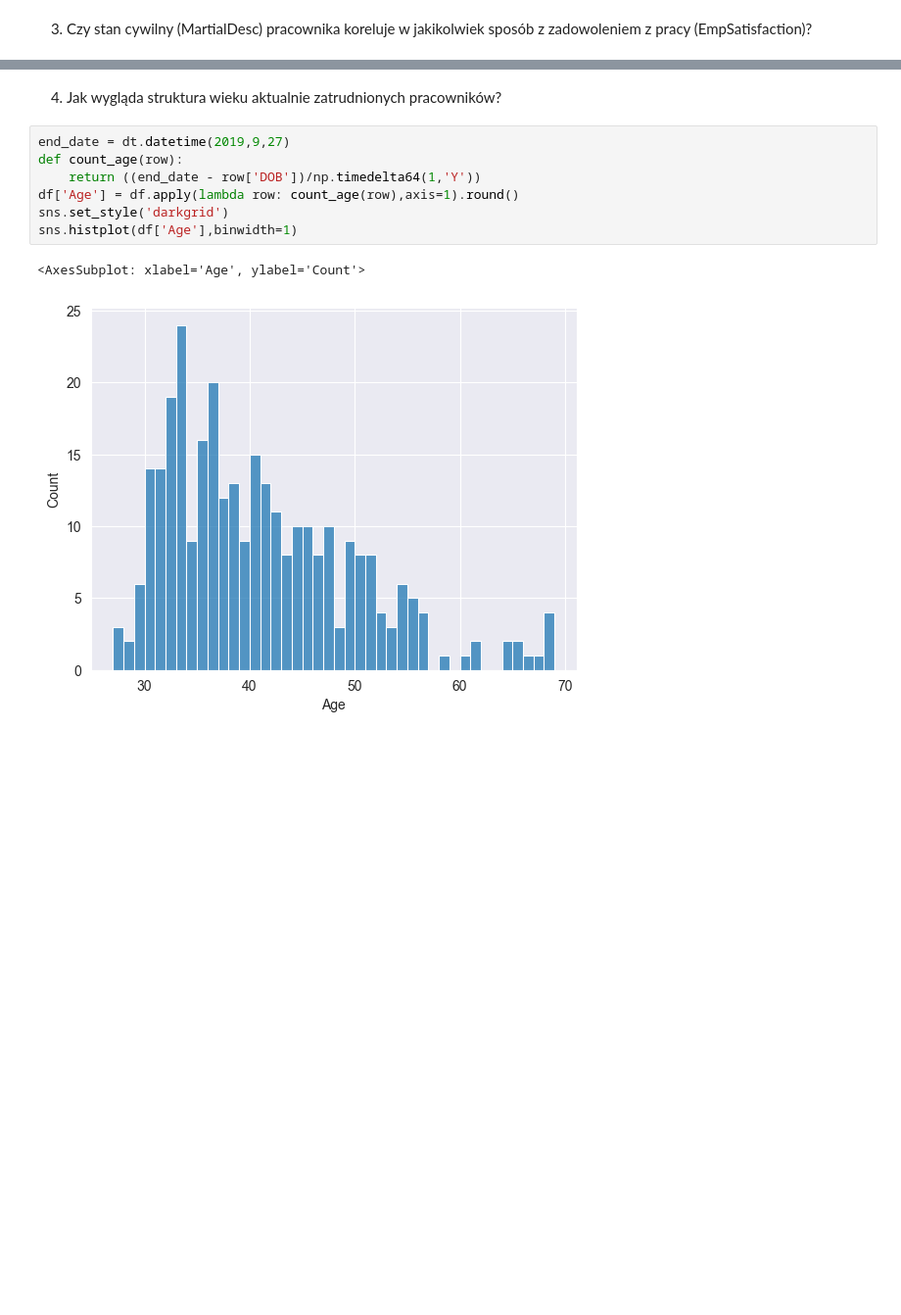
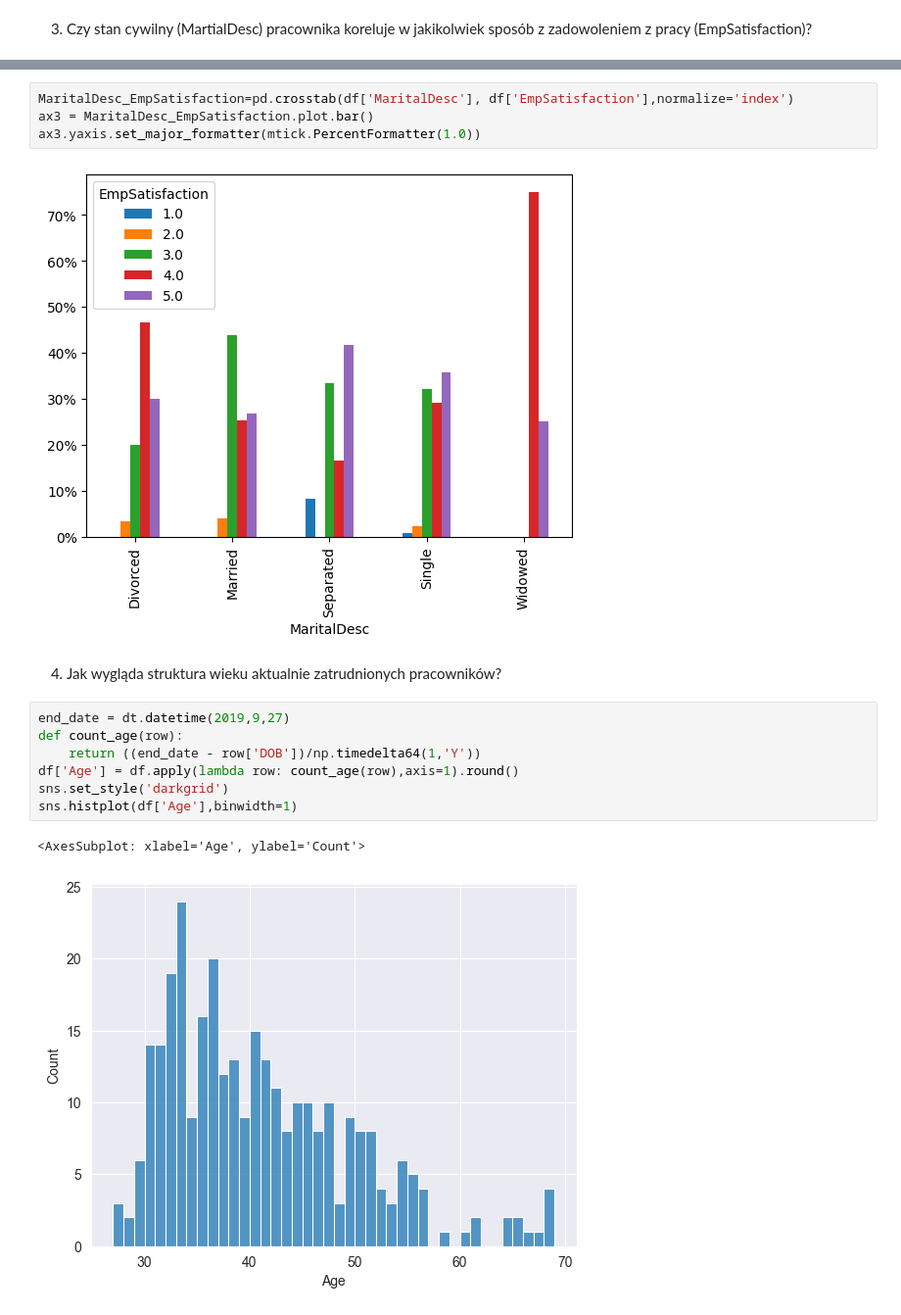
Before and after one commit to Margolka/Module_9_ch2, a Jupyter notebook: ex.ipynb, the cells around one changed output, grey strips where cells are left out. Shown at 98% size. Cells and saved outputs as stored; diff of their text form; blank space fills up the shorter version.

```diff
--- a/ex.ipynb
+++ b/ex.ipynb
@@ -94,3 +146,9 @@ sns.boxplot(x='MaritalDesc',y='EmpSatisfaction',data=df)
+# %%
+MaritalDesc_EmpSatisfaction=pd.crosstab(df['MaritalDesc'], df['EmpSatisfaction'],normalize='index')
+ax3 = MaritalDesc_EmpSatisfaction.plot.bar()
+ax3.yaxis.set_major_formatter(mtick.PercentFormatter(1.0))
+# %% [output]
+[figure, added]
 # %% [markdown]
 4. Jak wygląda struktura wieku aktualnie zatrudnionych pracowników?
 # %%
```
Also changed, not shown: parts of 22 cells of this notebook.
